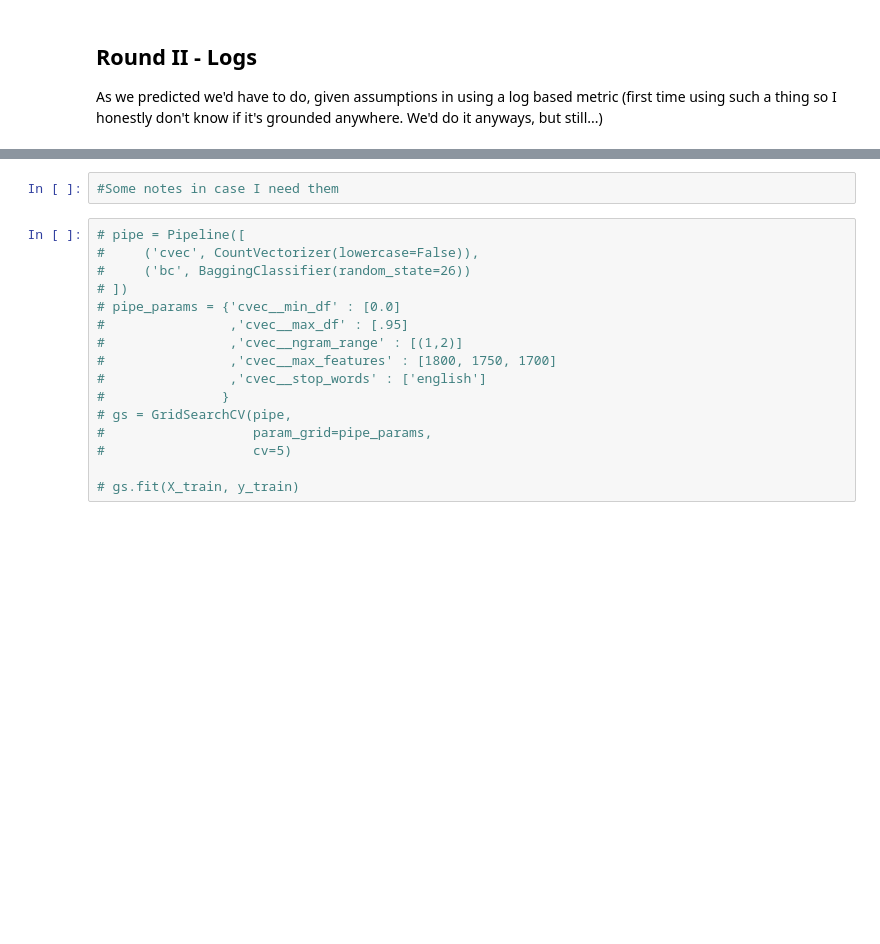
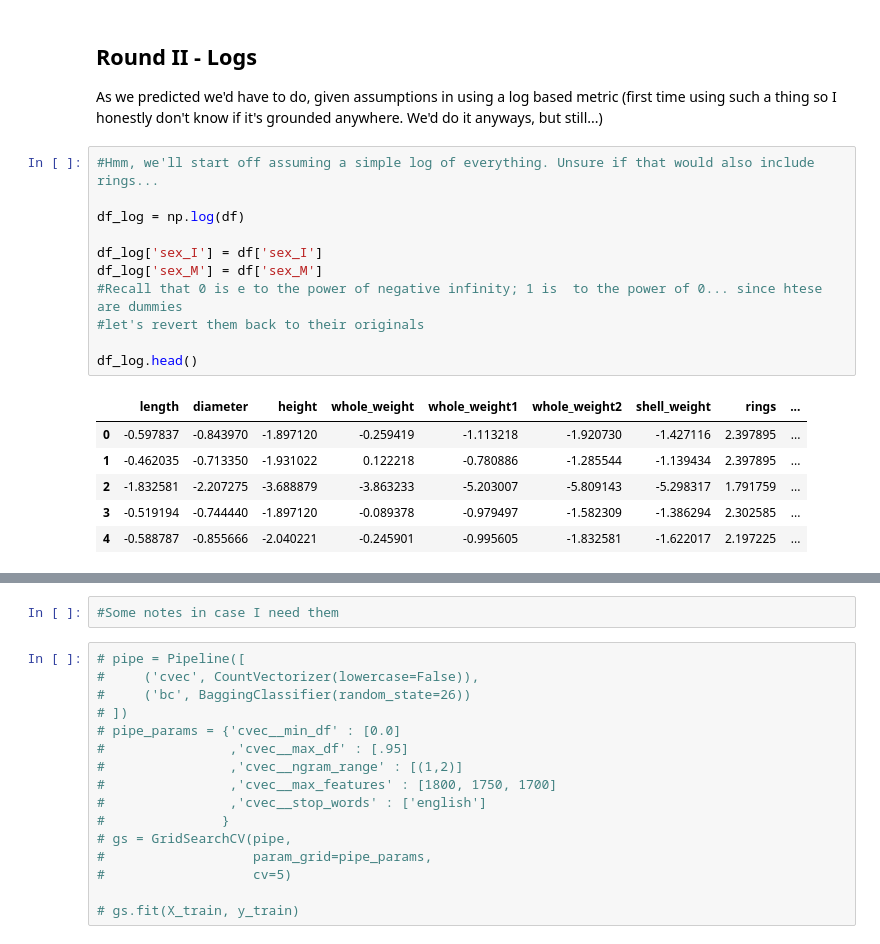
Before and after one commit to bwolff26/abalone_regression, a Jupyter notebook: code/modeling_i.ipynb, the cells around one changed output, grey strips where cells are left out. Cells and saved outputs as stored; diff of their text form; blank space fills up the shorter version.

```diff
--- a/code/modeling_i.ipynb
+++ b/code/modeling_i.ipynb
@@ -427,3 +428,21 @@ root_mean_squared_log_error(y_test, preds_model_defaults)
 ## Round II - Logs
 
 As we predicted we'd have to do, given assumptions in using a log based metric (first time using such a thing so I honestly don't know if it's grounded anywhere. We'd do it anyways, but still...)
+# %%
+#Hmm, we'll start off assuming a simple log of everything. Unsure if that would also include rings...
+
+df_log = np.log(df)
+
+df_log['sex_I'] = df['sex_I']
+df_log['sex_M'] = df['sex_M']
+#Recall that 0 is e to the power of negative infinity; 1 is  to the power of 0... since htese are dummies
+#let's revert them back to their originals
+
+df_log.head()
+# %% [output]
+|  | length | diameter | height | whole_weight | whole_weight1 | whole_weight2 | shell_weight | rings | ... |
+| 0 | -0.597837 | -0.843970 | -1.897120 | -0.259419 | -1.113218 | -1.920730 | -1.427116 | 2.397895 | ... |
+| 1 | -0.462035 | -0.713350 | -1.931022 | 0.122218 | -0.780886 | -1.285544 | -1.139434 | 2.397895 | ... |
+| 2 | -1.832581 | -2.207275 | -3.688879 | -3.863233 | -5.203007 | -5.809143 | -5.298317 | 1.791759 | ... |
+| 3 | -0.519194 | -0.744440 | -1.897120 | -0.089378 | -0.979497 | -1.582309 | -1.386294 | 2.302585 | ... |
+| 4 | -0.588787 | -0.855666 | -2.040221 | -0.245901 | -0.995605 | -1.832581 | -1.622017 | 2.197225 | ... |
```
Also changed, not shown: parts of 26 cells of this notebook, 1 other file.
